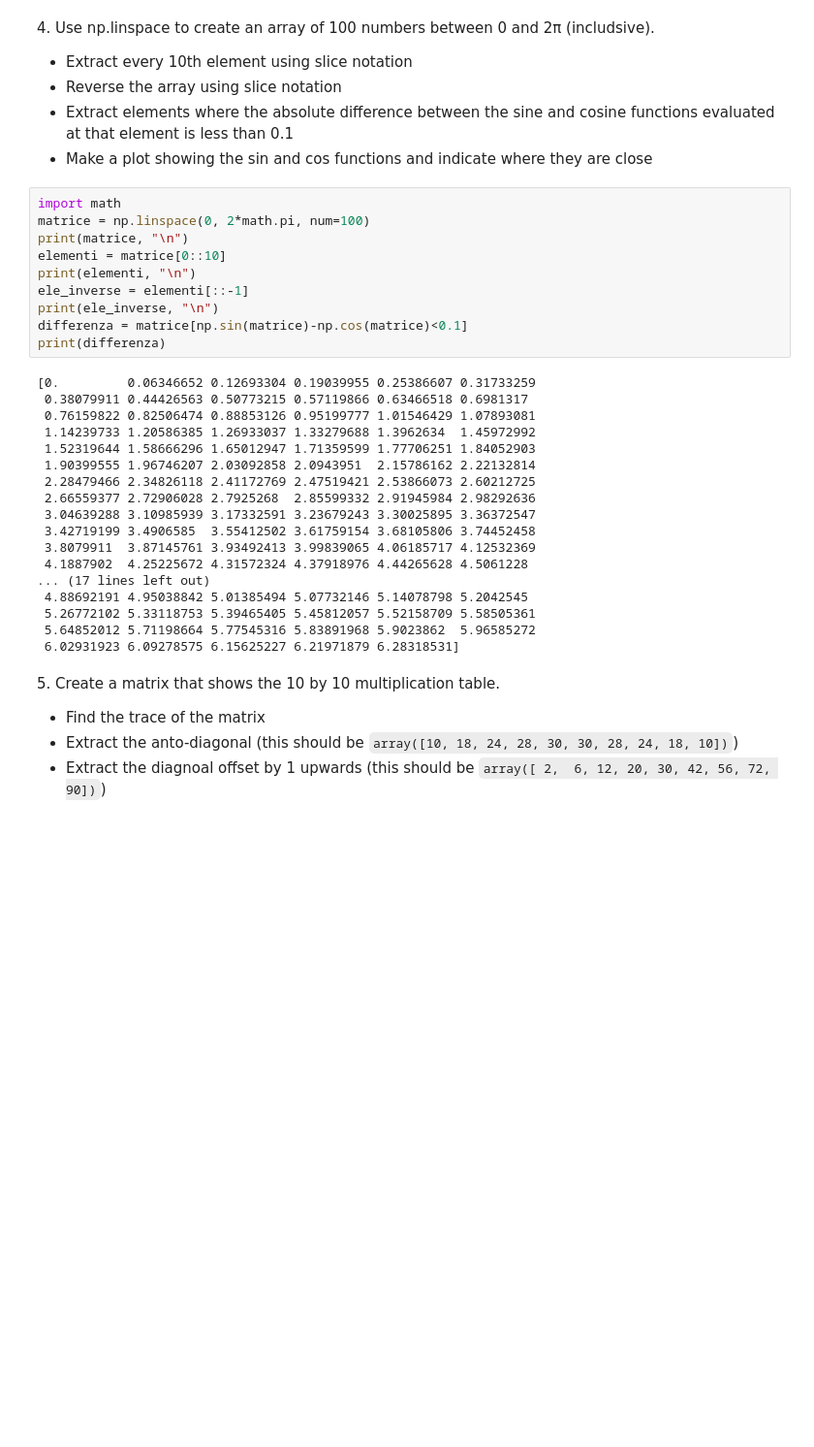
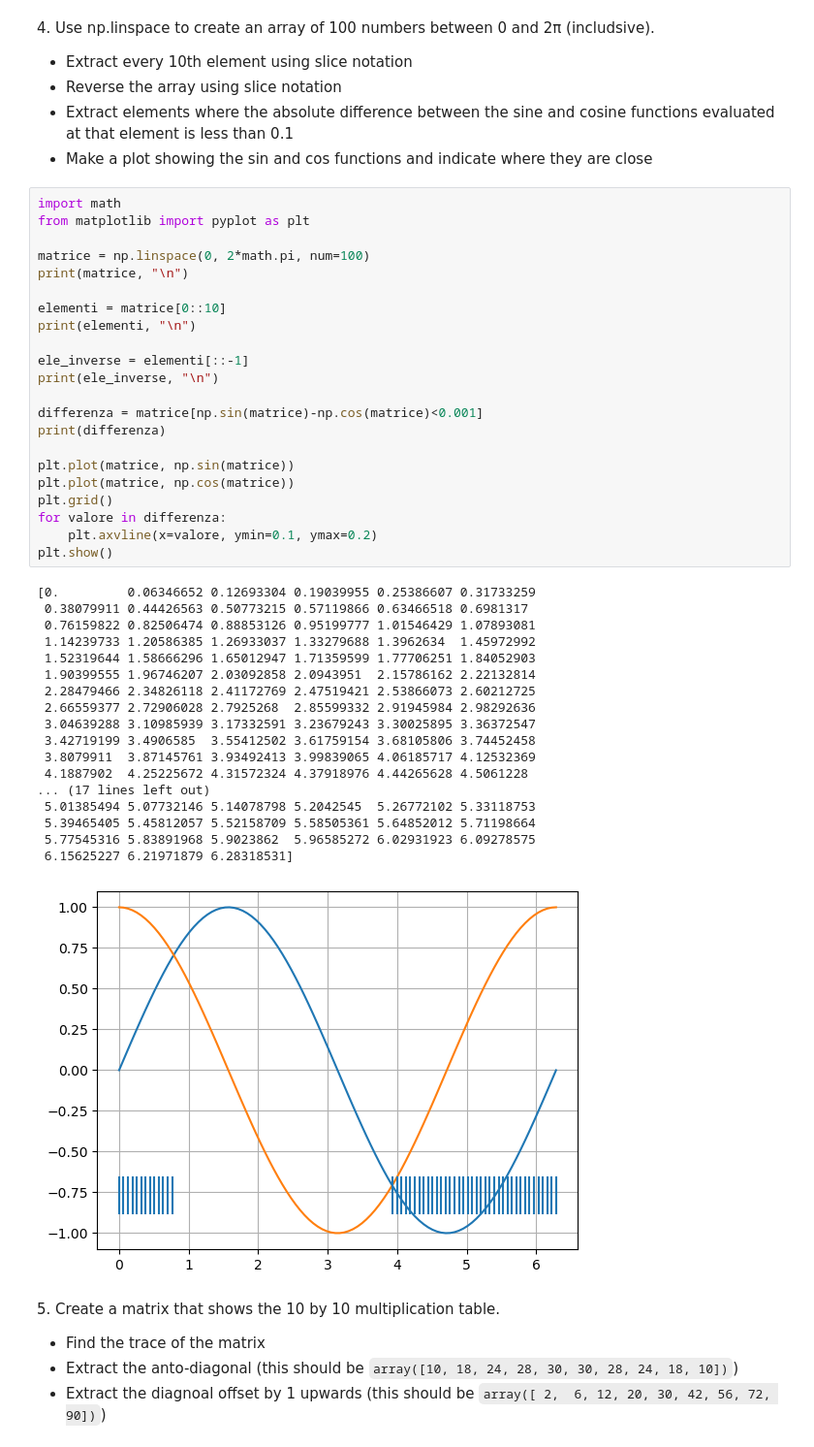
Before and after one commit to FrancescoZane/LaboratoryOfComputationalPhysics_Y5, a Jupyter notebook: 04/04ex_Numpy.ipynb, the cells around one changed output. Shown at 97% size. Cells and saved outputs as stored; diff of their text form; blank space fills up the shorter version.

```diff
--- a/04/04ex_Numpy.ipynb
+++ b/04/04ex_Numpy.ipynb
@@ -91,32 +91,45 @@ print(matrice)
   * Make a plot showing the sin and cos functions and indicate where they are close
 # %%
 import math
+from matplotlib import pyplot as plt
+
 matrice = np.linspace(0, 2*math.pi, num=100)
 print(matrice, "\n")
+
 elementi = matrice[0::10]
 print(elementi, "\n")
+
 ele_inverse = elementi[::-1]
 print(ele_inverse, "\n")
-differenza = matrice[np.sin(matrice)-np.cos(matrice)<0.1]
+
+differenza = matrice[np.sin(matrice)-np.cos(matrice)<0.001]
 print(differenza)
+
+plt.plot(matrice, np.sin(matrice))
+plt.plot(matrice, np.cos(matrice))
+plt.grid()
+for valore in differenza:
+    plt.axvline(x=valore, ymin=0.1, ymax=0.2)
+plt.show()
 # %% [output]
 [0.         0.06346652 0.12693304 0.19039955 0.25386607 0.31733259
  0.38079911 0.44426563 0.50773215 0.57119866 0.63466518 0.6981317
  0.76159822 0.82506474 0.88853126 0.95199777 1.01546429 1.07893081
  1.14239733 1.20586385 1.26933037 1.33279688 1.3962634  1.45972992
  1.52319644 1.58666296 1.65012947 1.71359599 1.77706251 1.84052903
  1.90399555 1.96746207 2.03092858 2.0943951  2.15786162 2.22132814
  2.28479466 2.34826118 2.41172769 2.47519421 2.53866073 2.60212725
  2.66559377 2.72906028 2.7925268  2.85599332 2.91945984 2.98292636
  3.04639288 3.10985939 3.17332591 3.23679243 3.30025895 3.36372547
  3.42719199 3.4906585  3.55412502 3.61759154 3.68105806 3.74452458
  3.8079911  3.87145761 3.93492413 3.99839065 4.06185717 4.12532369
  4.1887902  4.25225672 4.31572324 4.37918976 4.44265628 4.5061228
 ... (17 lines left out)
- 4.88692191 4.95038842 5.01385494 5.07732146 5.14078798 5.2042545
- 5.26772102 5.33118753 5.39465405 5.45812057 5.52158709 5.58505361
- 5.64852012 5.71198664 5.77545316 5.83891968 5.9023862  5.96585272
- 6.02931923 6.09278575 6.15625227 6.21971879 6.28318531]
+ 5.01385494 5.07732146 5.14078798 5.2042545  5.26772102 5.33118753
+ 5.39465405 5.45812057 5.52158709 5.58505361 5.64852012 5.71198664
+ 5.77545316 5.83891968 5.9023862  5.96585272 6.02931923 6.09278575
+ 6.15625227 6.21971879 6.28318531]
+[figure, added]
 # %% [markdown]
 5\. Create a matrix that shows the 10 by 10 multiplication table.
 
```
Also changed, not shown: parts of 2 cells of this notebook.
